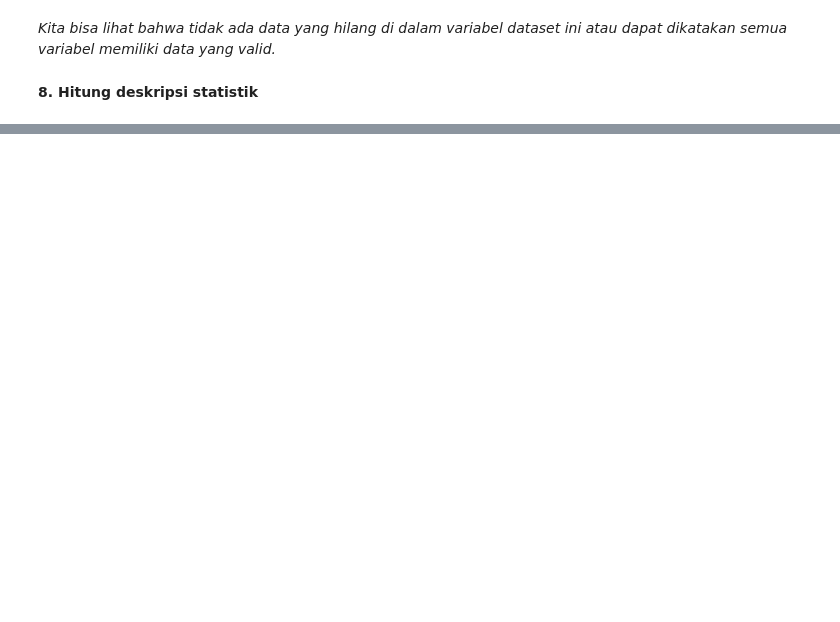
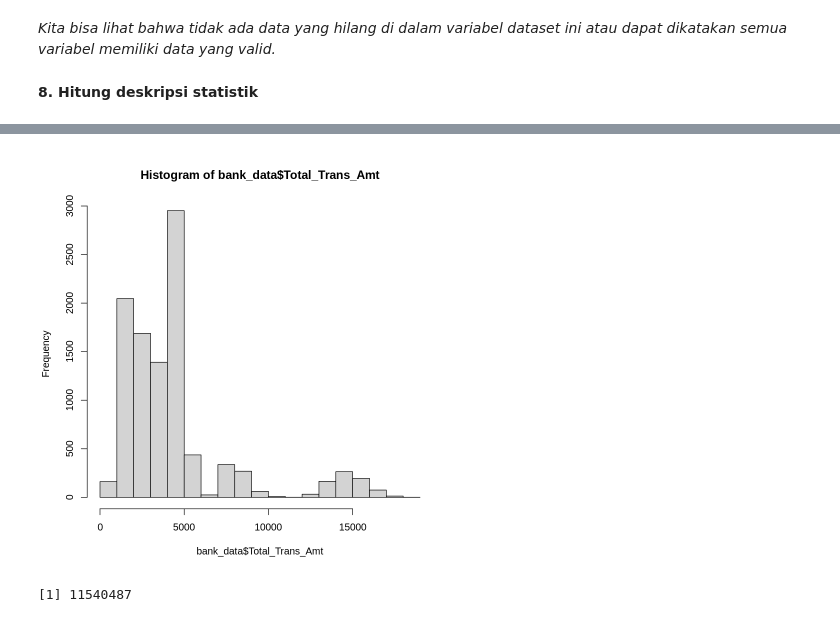
Before and after one commit to dioapw/TUBES_STATISTIKA_DATA, a Jupyter notebook: TUBES_STATISTIKA.ipynb, the cells around one changed output, grey strips where cells are left out. Saved outputs shown, nothing was run; the diff lists cells and outputs as text; code cells hidden in the pictures; blank space fills up the shorter version.

```diff
--- a/TUBES_STATISTIKA.ipynb
+++ b/TUBES_STATISTIKA.ipynb
@@ -205,0 +179,8 @@ A data.frame: 6 × 23
+# %%
+hist(bank_data$Total_Trans_Amt)
+# %% [output]
+[figure, added]
+# %%
+var(bank_data$Total_Trans_Amt)
+# %% [output]
+[1] 11540487
```
Also changed, not shown: parts of 39 cells of this notebook.
